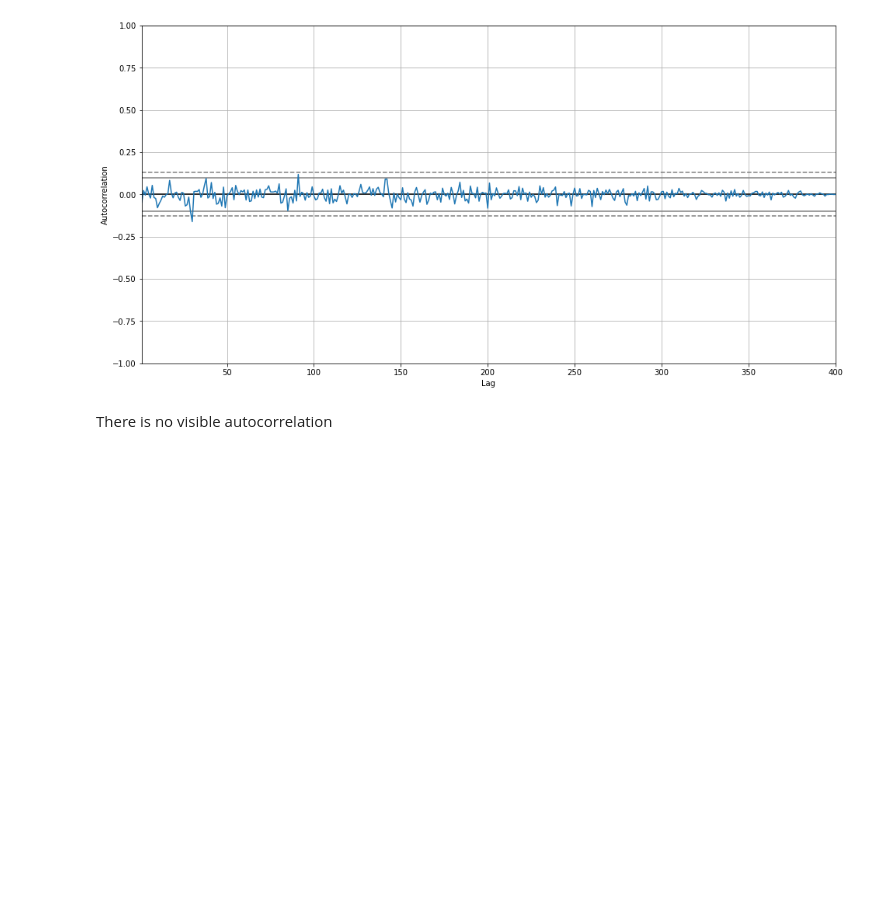
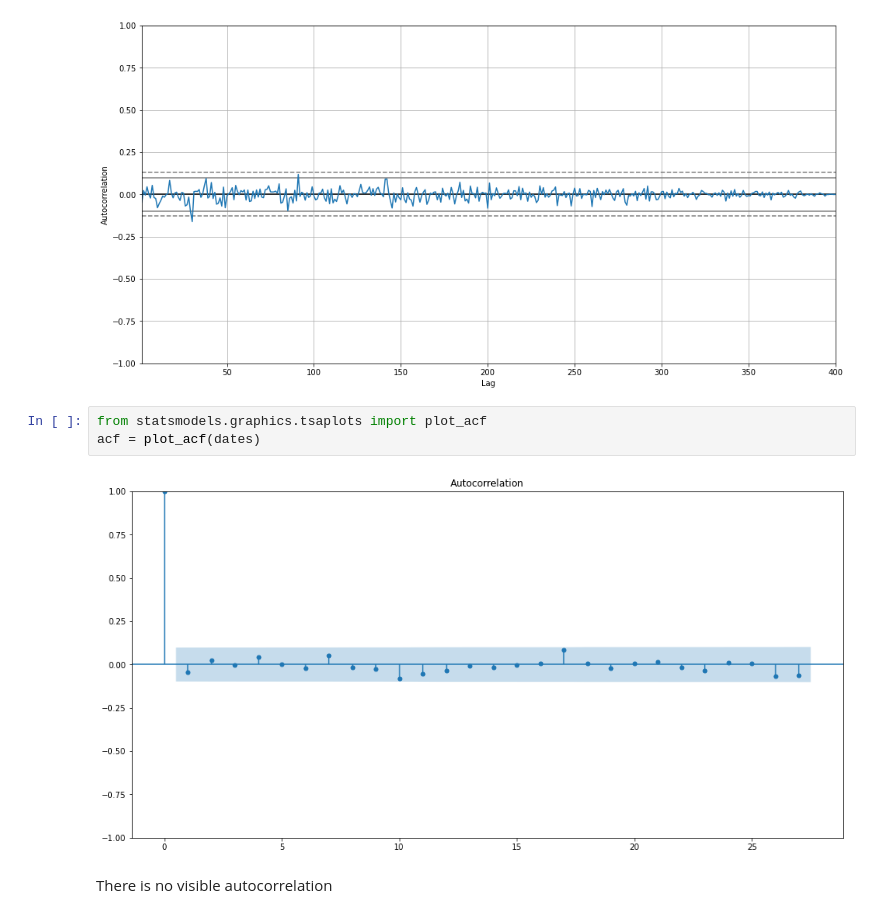
Before and after one commit to lczeropski/lczeropski-internship, a Jupyter notebook: projekt/project.ipynb, the cells around one changed output. Saved outputs shown, nothing was run; the diff lists cells and outputs as text; blank space fills up the shorter version.

```diff
--- a/projekt/project.ipynb
+++ b/projekt/project.ipynb
@@ -281,5 +275,10 @@ pd.plotting.autocorrelation_plot(dates)
 # %% [output]
 <AxesSubplot:xlabel='Lag', ylabel='Autocorrelation'>
 [figure]
+# %%
+from statsmodels.graphics.tsaplots import plot_acf
+acf = plot_acf(dates)
+# %% [output]
+[figure, added]
 # %% [markdown]
 There is no visible autocorrelation
```
Also changed, not shown: parts of 19 cells of this notebook.
